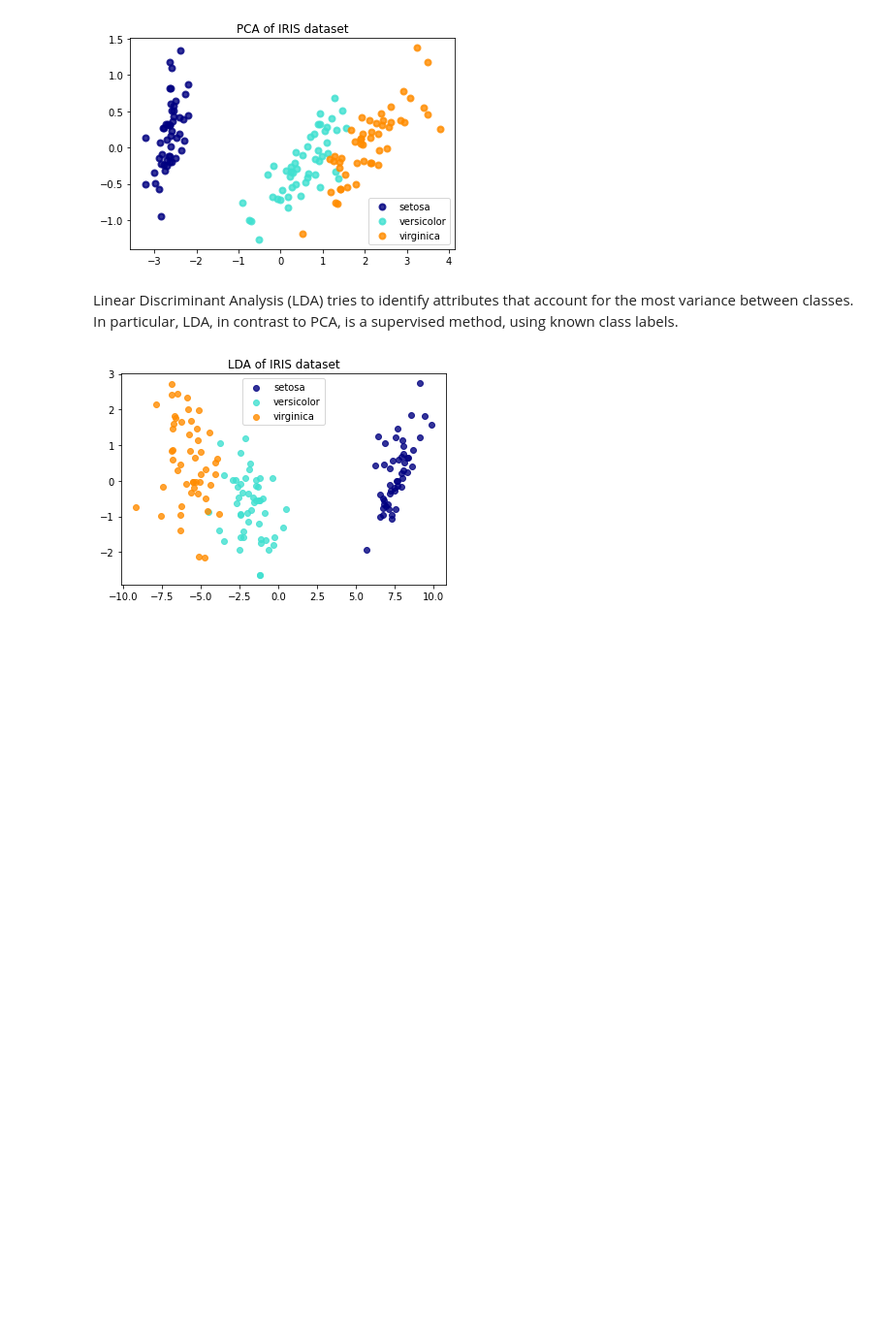
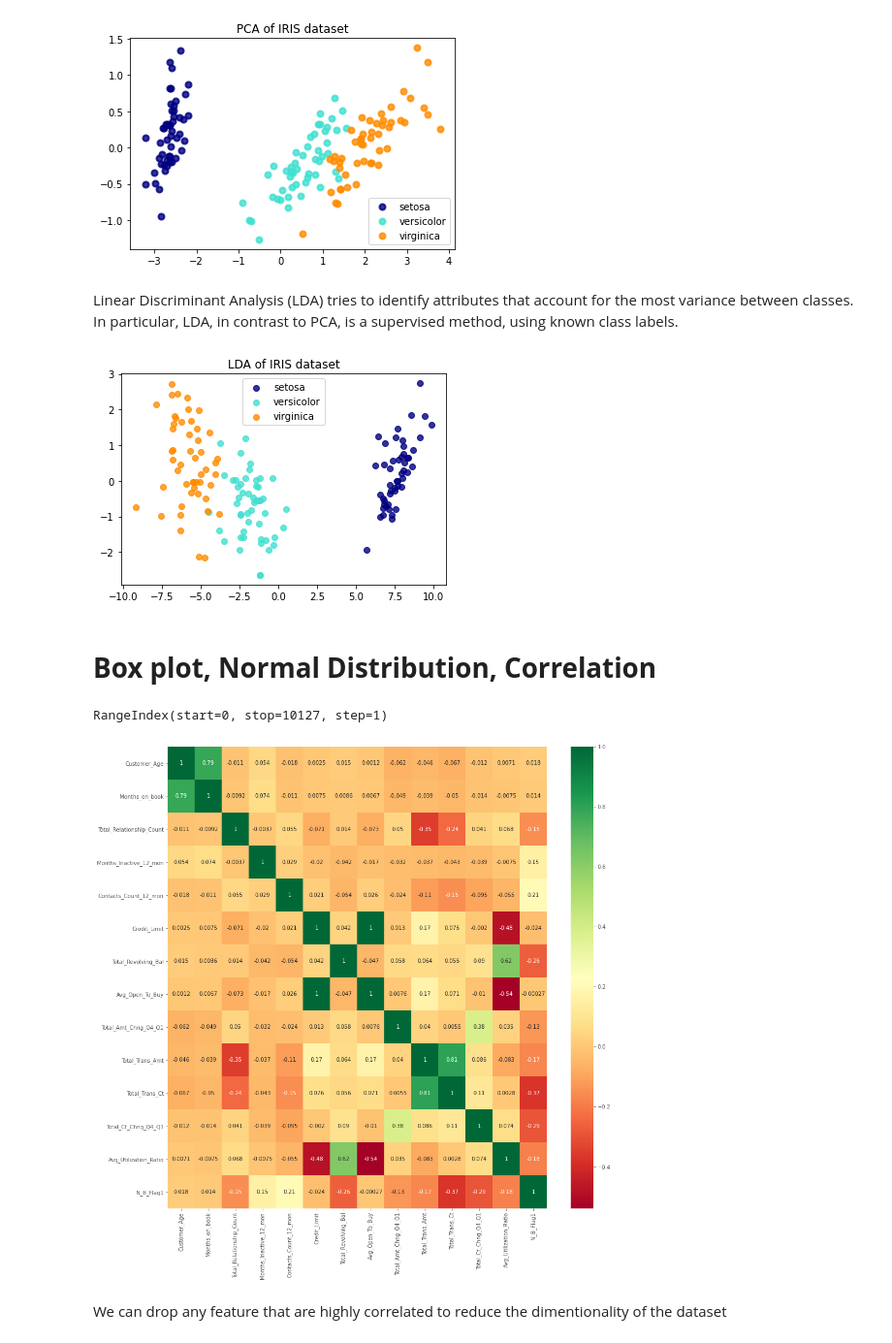
Before and after one commit to abidshafee/DataScienceYouTubeTutorials, a Jupyter notebook: Anomaly_detection_|_dealing_with_outlier.ipynb, the cells around one changed output. Shown at 97% size. Cells and saved outputs as stored; diff of their text form; code cells hidden in the pictures; blank space fills up the shorter version.

```diff
--- a/Anomaly_detection_|_dealing_with_outlier.ipynb
+++ b/Anomaly_detection_|_dealing_with_outlier.ipynb
@@ -344,3 +344,5 @@ plt.show()
 [figure]
 # %%
 #@title
+# %% [markdown]
+# **Box plot, Normal Distribution, Correlation**
@@ -346,0 +351,14 @@ plt.show()
+# %%
+nm_df.index
+# %% [output]
+RangeIndex(start=0, stop=10127, step=1)
+# %%
+corrmat=nm_df.corr()
+top_corr_features=corrmat.index
+plt.figure(figsize=(16,16))
+#plot heat map
+g=sns.heatmap(nm_df[top_corr_features].corr(),annot=True,cmap="RdYlGn")
+# %% [output]
+[figure, added]
+# %% [markdown]
+We can drop any feature that are highly correlated to reduce the dimentionality of the dataset
```
Also changed, not shown: parts of 1 cell of this notebook.
